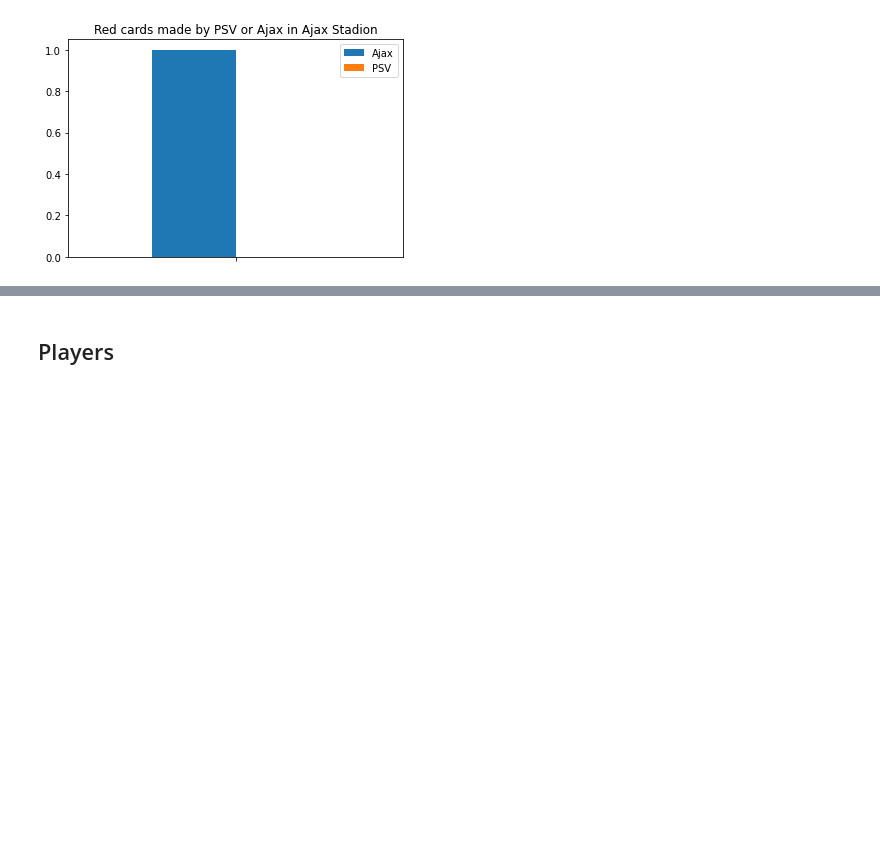
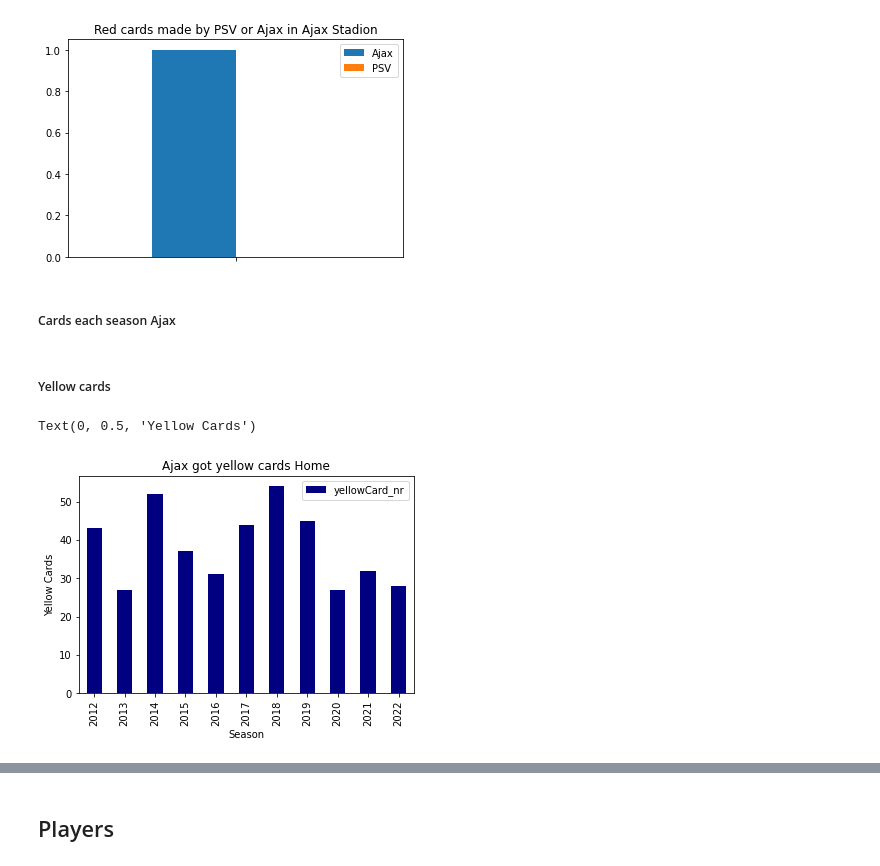
Before and after one commit to mohammedaljader/Football_Predictions_ML, a Jupyter notebook: notebook.ipynb, the cells around one changed output, grey strips where cells are left out. Saved outputs shown, nothing was run; the diff lists cells and outputs as text; code cells hidden in the pictures; blank space fills up the shorter version.

```diff
--- a/notebook.ipynb
+++ b/notebook.ipynb
@@ -582,3 +585,20 @@ plotdata.plot(kind = 'bar', title ="Red cards made by PSV or Ajax in Ajax Stadio
 # %% [output]
 <AxesSubplot:title={'center':'Red cards made by PSV or Ajax in Ajax Stadion'}>
 [figure]
+# %% [markdown]
+##### Cards each season Ajax
+# %% [markdown]
+<h5>Yellow cards</h5>
+# %%
+# Ajax Goals Each Season Home
+EachSeasonAjaxYellowCardHome = dfCards[ (dfCards['home'] == 'ajax-amsterdam') & (dfCards['yellowCard_nr'] == 1)]
+GroupBySeasenAjaxYellowCardHome = EachSeasonAjaxYellowCardHome.groupby(['saison'])[['yellowCard_nr']].sum()
+
+# plot Ajax Goals in each Season Home
+dfEachSeasonAjaxYellowCardHome = pd.DataFrame(GroupBySeasenAjaxYellowCardHome)
+ax = dfEachSeasonAjaxYellowCardHome.plot(lw=2, colormap='jet', kind = 'bar', title='Ajax got yellow cards Home')
+ax.set_xlabel("Season")
+ax.set_ylabel("Yellow Cards")
+# %% [output]
+Text(0, 0.5, 'Yellow Cards')
+[figure, added]
```
Also changed, not shown: parts of 38 cells of this notebook.
